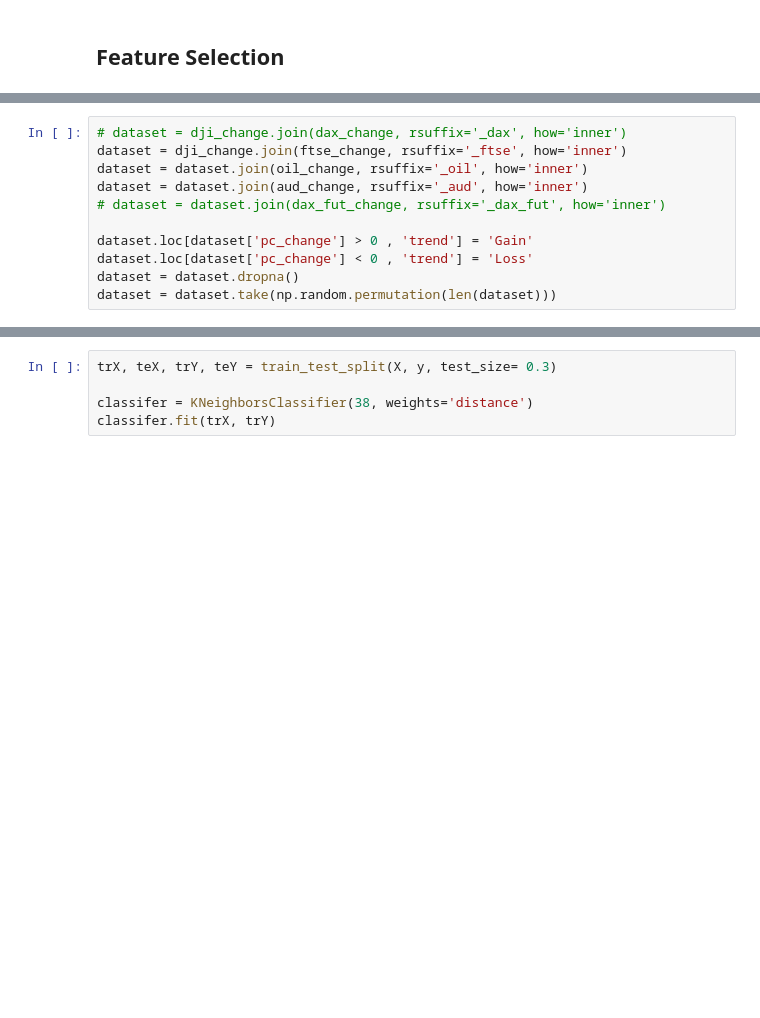
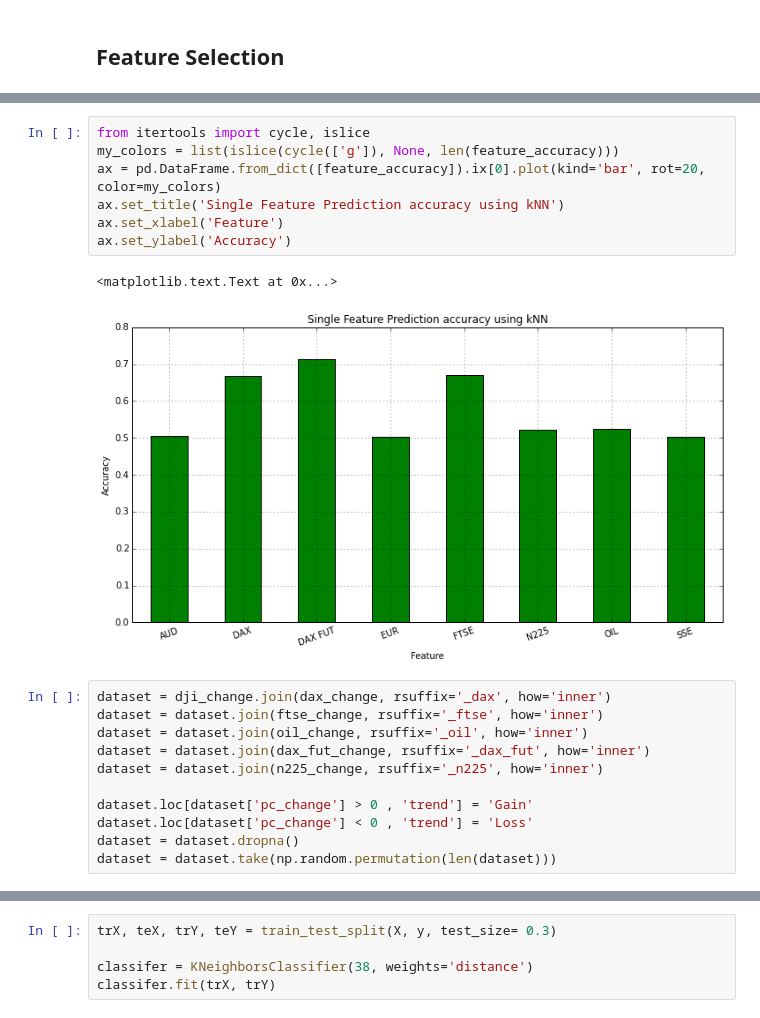
Before and after one commit to MarkDunne/final-year-project, a Jupyter notebook: work/Feature Prediction.ipynb, the cells around one changed output, grey strips where cells are left out. Drawn from its saved outputs; the diff is of its cells as text; blank space fills up the shorter version.

```diff
--- a/work/Feature Prediction.ipynb
+++ b/work/Feature Prediction.ipynb
@@ -119,9 +122,19 @@ pd.DataFrame.from_dict(feature_accuracy, orient='index').plot(kind='bar', rot=20
+# %%
+from itertools import cycle, islice
+my_colors = list(islice(cycle(['g']), None, len(feature_accuracy)))
+ax = pd.DataFrame.from_dict([feature_accuracy]).ix[0].plot(kind='bar', rot=20, color=my_colors)
+ax.set_title('Single Feature Prediction accuracy using kNN')
+ax.set_xlabel('Feature')
+ax.set_ylabel('Accuracy')
+# %% [output]
+<matplotlib.text.Text at 0x...>
+[figure, added]
 # %%
-# dataset = dji_change.join(dax_change, rsuffix='_dax', how='inner')
-dataset = dji_change.join(ftse_change, rsuffix='_ftse', how='inner')
+dataset = dji_change.join(dax_change, rsuffix='_dax', how='inner')
+dataset = dataset.join(ftse_change, rsuffix='_ftse', how='inner')
 dataset = dataset.join(oil_change, rsuffix='_oil', how='inner')
-dataset = dataset.join(aud_change, rsuffix='_aud', how='inner')
-# dataset = dataset.join(dax_fut_change, rsuffix='_dax_fut', how='inner')
+dataset = dataset.join(dax_fut_change, rsuffix='_dax_fut', how='inner')
+dataset = dataset.join(n225_change, rsuffix='_n225', how='inner')
 
 dataset.loc[dataset['pc_change'] > 0 , 'trend'] = 'Gain'
 dataset.loc[dataset['pc_change'] < 0 , 'trend'] = 'Loss'
```
Also changed, not shown: parts of 10 cells of this notebook, 14 other files.
